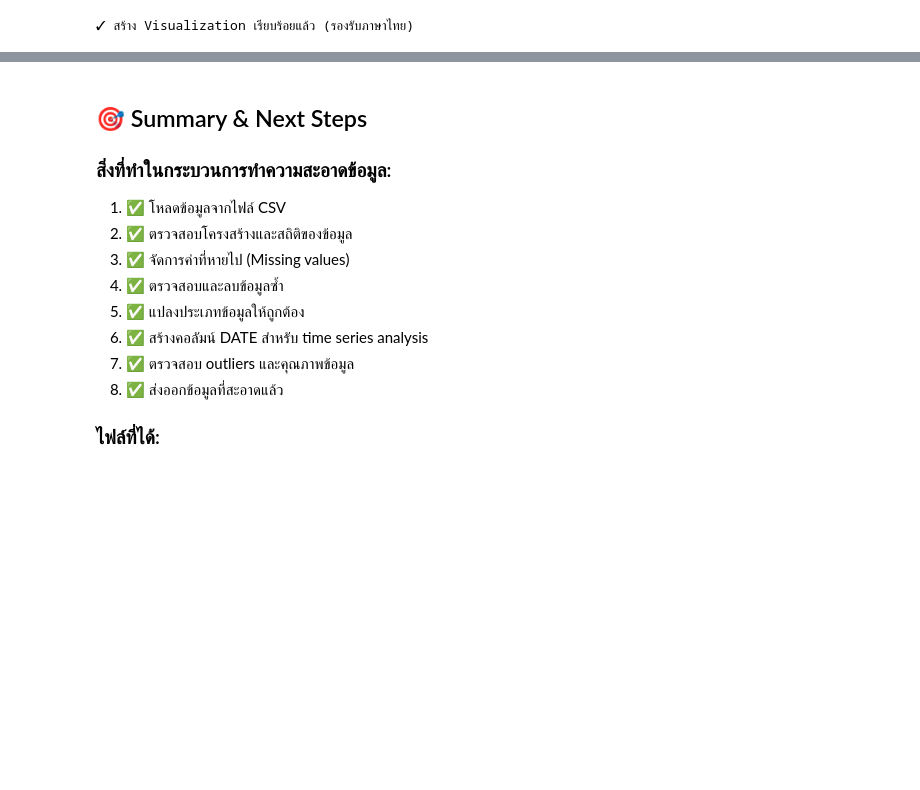
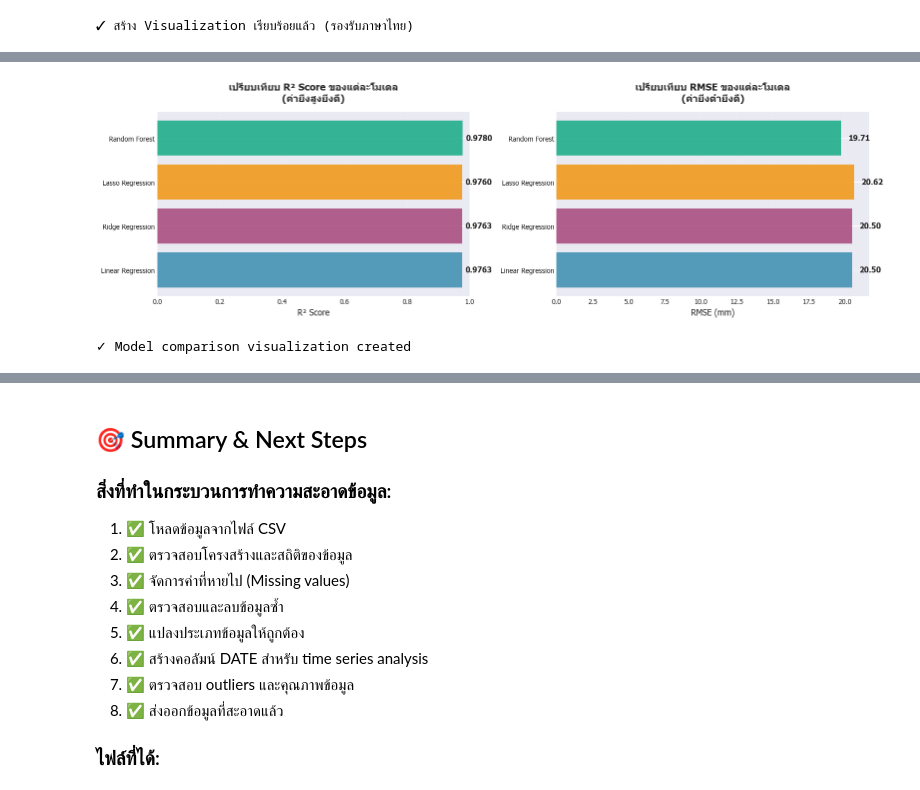
Before and after one commit to LuckySA-dev/data-science, a Jupyter notebook: clean_rainfall_data.ipynb, the cells around one changed output, grey strips where cells are left out. Saved outputs shown, nothing was run; the diff lists cells and outputs as text; code cells hidden in the pictures; blank space fills up the shorter version.

```diff
--- a/clean_rainfall_data.ipynb
+++ b/clean_rainfall_data.ipynb
@@ -512,0 +789,39 @@ print("✓ สร้าง Visualization เรียบร้อยแล้ว
+# %%
+# เปรียบเทียบ model performance ด้วย bar chart
+fig, axes = plt.subplots(1, 2, figsize=(16, 5))
+
+# R² Score comparison
+model_names = list(results.keys())
+r2_scores = [results[m]['R² Score'] for m in model_names]
+colors = ['#2E86AB', '#A23B72', '#F18F01', '#06A77D']
+
+axes[0].barh(model_names, r2_scores, color=colors, alpha=0.8)
+axes[0].set_xlabel('R² Score', fontsize=12)
+axes[0].set_title('เปรียบเทียบ R² Score ของแต่ละโมเดล\n(ค่ายิ่งสูงยิ่งดี)',
+                  fontsize=14, fontweight='bold', pad=15)
+axes[0].set_xlim([0, 1])
+axes[0].grid(True, alpha=0.3, axis='x', linestyle='--')
+
+# Add value labels
+for i, v in enumerate(r2_scores):
+    axes[0].text(v + 0.01, i, f'{v:.4f}', va='center', fontsize=11, fontweight='bold')
+
+# RMSE comparison
+rmse_scores = [results[m]['RMSE'] for m in model_names]
+axes[1].barh(model_names, rmse_scores, color=colors, alpha=0.8)
+axes[1].set_xlabel('RMSE (mm)', fontsize=12)
+axes[1].set_title('เปรียบเทียบ RMSE ของแต่ละโมเดล\n(ค่ายิ่งต่ำยิ่งดี)',
+                  fontsize=14, fontweight='bold', pad=15)
+axes[1].grid(True, alpha=0.3, axis='x', linestyle='--')
+
+# Add value labels
+for i, v in enumerate(rmse_scores):
+    axes[1].text(v + 0.5, i, f'{v:.2f}', va='center', fontsize=11, fontweight='bold')
+
+plt.tight_layout()
+plt.show()
+
+print("✓ Model comparison visualization created")
+# %% [output]
+[figure, added]
+✓ Model comparison visualization created
```
Also changed, not shown: parts of 13 cells of this notebook.
